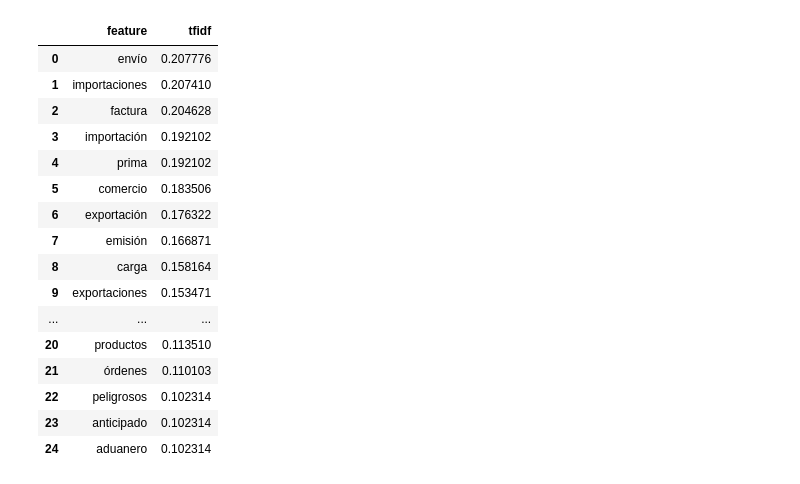
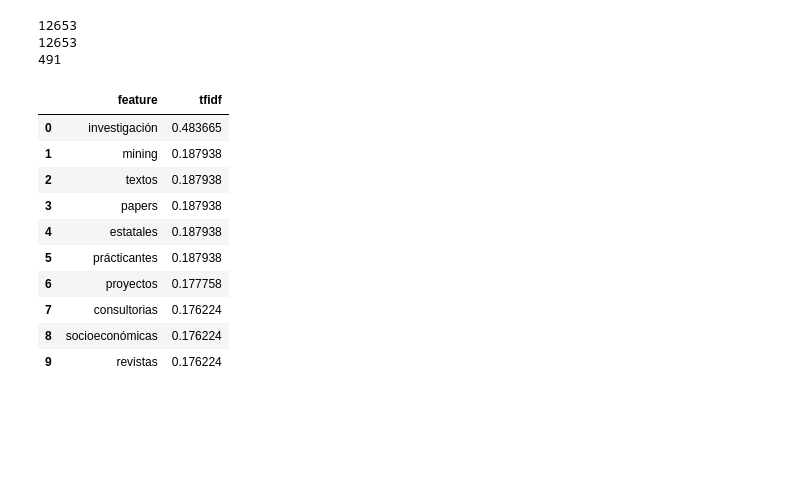
Before and after one commit to Howl24/Observatorio-Laboral, a Jupyter notebook: tfidf review.ipynb, the cells around one changed output. Saved outputs shown, nothing was run; the diff lists cells and outputs as text; code cells hidden in the pictures; blank space fills up the shorter version.

```diff
--- a/tfidf review.ipynb
+++ b/tfidf review.ipynb
@@ -10,11 +15,20 @@ date_range = DateRange(1, 2013, 5, 2017)
 source = "symplicity"
 
 oc.load_offers(source, date_range)
+print(len(oc.offers))
+
 oc.filter_offers_by_career("ECONOMÍA")
+print(len(oc.offers))
+
 oc.filter_offers_by_field("Areas")
+print(len(oc.offers))
 
 offer_texts = oc.get_text()
 offer_classes = oc.get_field_labels("Areas")
+# %% [output]
+12653
+12653
+491
 # %%
 from sklearn.feature_extraction.text import TfidfVectorizer
 from nltk.corpus import stopwords
@@ -43,20 +101,14 @@ def top_feats_in_doc(Xtr, features, row_id, top_n=25):
 # %%
-top_feats_in_doc(Xtr, features, 5)
+top_feats_in_doc(Xtr, features, 1, 10)
 # %% [output]
 |  | feature | tfidf |
-| 0 | envío | 0.207776 |
-| 1 | importaciones | 0.207410 |
-| 2 | factura | 0.204628 |
-| 3 | importación | 0.192102 |
-| 4 | prima | 0.192102 |
-| 5 | comercio | 0.183506 |
-| 6 | exportación | 0.176322 |
-| 7 | emisión | 0.166871 |
-| 8 | carga | 0.158164 |
-| 9 | exportaciones | 0.153471 |
-| ... | ... | ... |
-| 20 | productos | 0.113510 |
-| 21 | órdenes | 0.110103 |
-| 22 | peligrosos | 0.102314 |
-| 23 | anticipado | 0.102314 |
-| 24 | aduanero | 0.102314 |
+| 0 | investigación | 0.483665 |
+| 1 | mining | 0.187938 |
+| 2 | textos | 0.187938 |
+| 3 | papers | 0.187938 |
+| 4 | estatales | 0.187938 |
+| 5 | prácticantes | 0.187938 |
+| 6 | proyectos | 0.177758 |
+| 7 | consultorias | 0.176224 |
+| 8 | socioeconómicas | 0.176224 |
+| 9 | revistas | 0.176224 |
```
Also changed, not shown: parts of 12 cells of this notebook, 1 other file.
